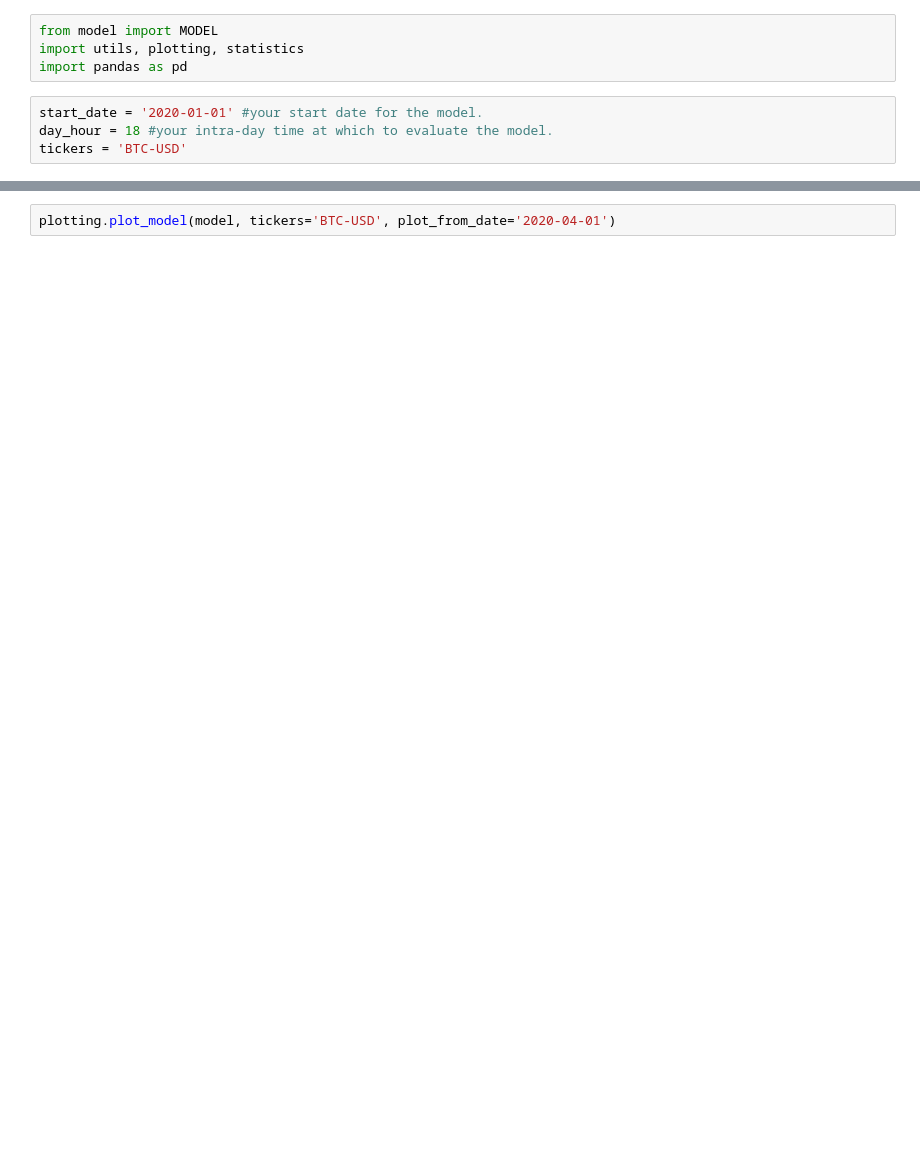
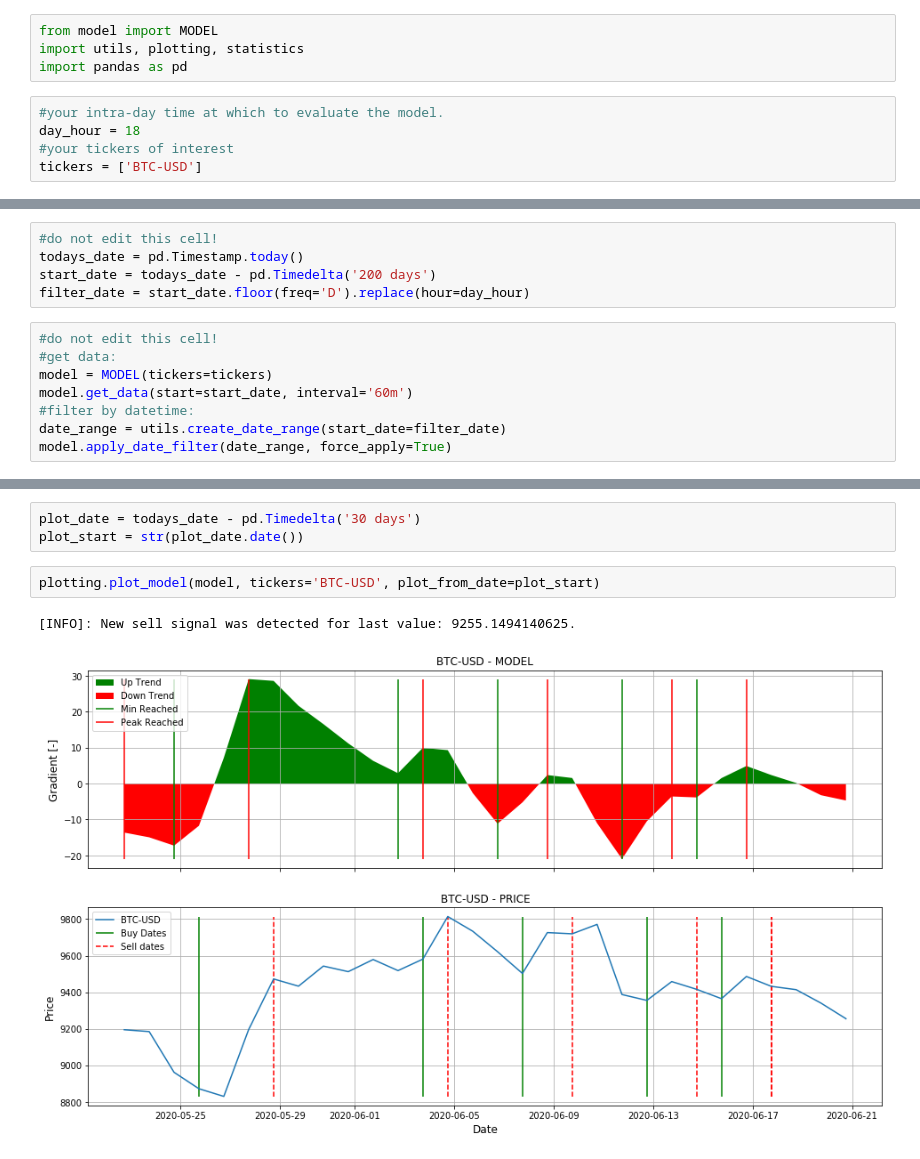
Before and after one commit to MarcoRosenzweig/FINANCE, a Jupyter notebook: CRYPTO_MODEL_AUTOGEN.ipynb, the cells around one changed output, grey strips where cells are left out. Cells and saved outputs as stored; diff of their text form; blank space fills up the shorter version.

Commit message:
Improved Notebook for automated timestamps and timedeltas

```diff
--- a/CRYPTO_MODEL_AUTOGEN.ipynb
+++ b/CRYPTO_MODEL_AUTOGEN.ipynb
@@ -9,6 +11,7 @@ from model import MODEL
 import utils, plotting, statistics
 import pandas as pd
 # %%
-start_date = '2020-01-01' #your start date for the model.
-day_hour = 18 #your intra-day time at which to evaluate the model.
-tickers = 'BTC-USD'
+#your intra-day time at which to evaluate the model.
+day_hour = 18
+#your tickers of interest
+tickers = ['BTC-USD']
@@ -23,0 +18,13 @@ model.data.tail()
+# %%
+#do not edit this cell!
+todays_date = pd.Timestamp.today()
+start_date = todays_date - pd.Timedelta('200 days')
+filter_date = start_date.floor(freq='D').replace(hour=day_hour)
+# %%
+#do not edit this cell!
+#get data:
+model = MODEL(tickers=tickers)
+model.get_data(start=start_date, interval='60m')
+#filter by datetime:
+date_range = utils.create_date_range(start_date=filter_date)
+model.apply_date_filter(date_range, force_apply=True)
@@ -26,5 +54,11 @@ model.eval_model()
+# %%
+plot_date = todays_date - pd.Timedelta('30 days')
+plot_start = str(plot_date.date())
 # %%
-plotting.plot_model(model, tickers='BTC-USD', plot_from_date='2020-04-01')
+plotting.plot_model(model, tickers='BTC-USD', plot_from_date=plot_start)
+# %% [output]
+[INFO]: New sell signal was detected for last value: 9255.1494140625.
+[figure, added]
 # %%
 imag_model = model.copy_model()
 imag_model.append_timedelta(timedelta=1)
```
Also changed, not shown: parts of 9 cells of this notebook, 2 other files.
